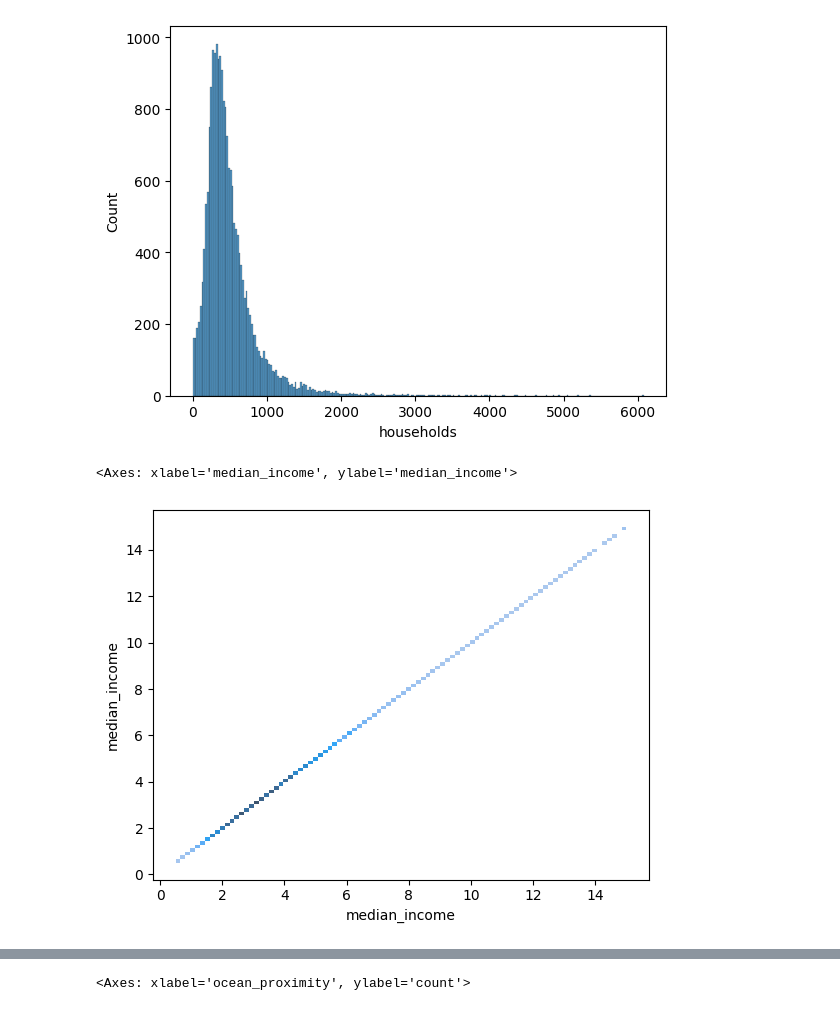
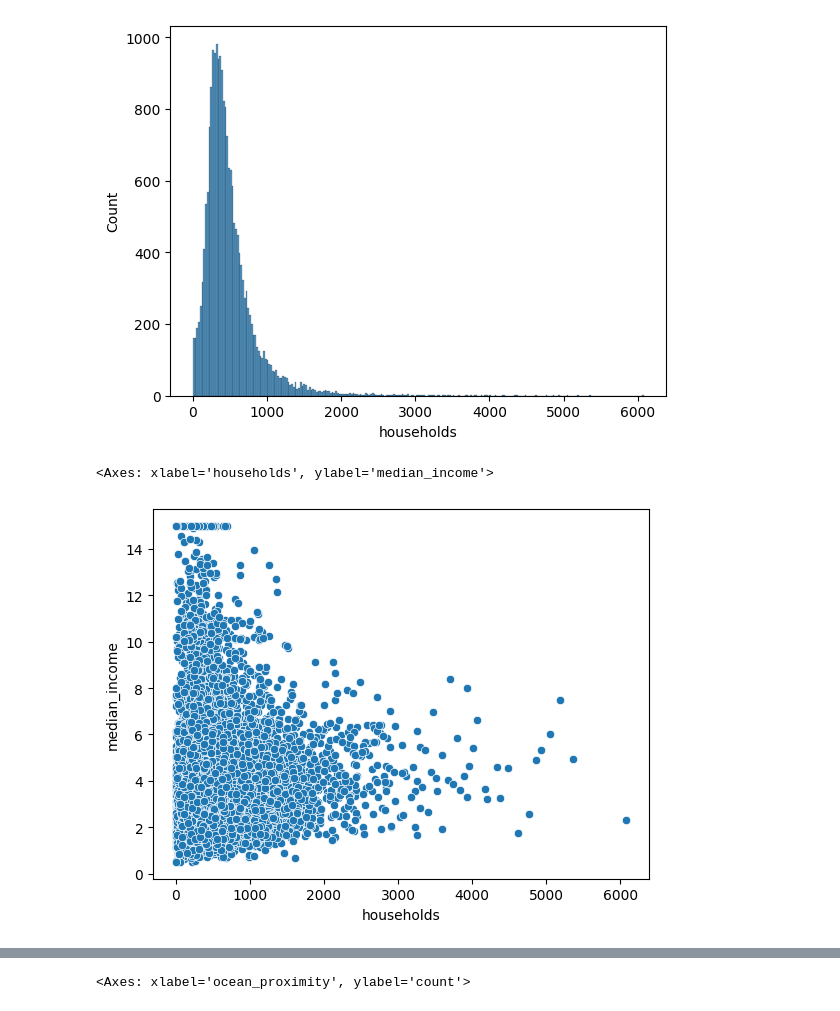
Before and after one commit to MANI-WEBDEVE/Learn_AI, a Jupyter notebook: Statistics/House_price_Analysis.ipynb, the cells around one changed output, grey strips where cells are left out. Cells and saved outputs as stored; diff of their text form; code cells hidden in the pictures.

```diff
--- a/Statistics/House_price_Analysis.ipynb
+++ b/Statistics/House_price_Analysis.ipynb
@@ -122,7 +116,7 @@ sns.histplot(x=df['households'])
 <Axes: xlabel='households', ylabel='Count'>
 [figure]
 # %%
-sns.histplot(x=df['median_income'], y=df['median_income'])
+sns.scatterplot(x=df['households'], y=df['median_income'])
 # %% [output]
-<Axes: xlabel='median_income', ylabel='median_income'>
+<Axes: xlabel='households', ylabel='median_income'>
-[figure, old version]
+[figure, new version]
```
Also changed, not shown: parts of 9 cells of this notebook.
